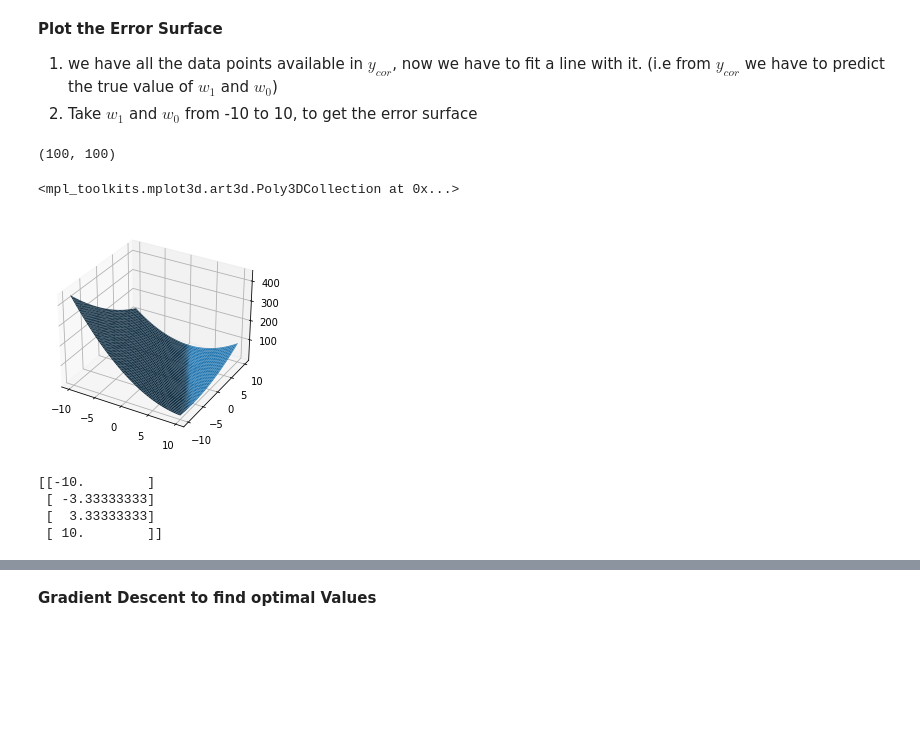
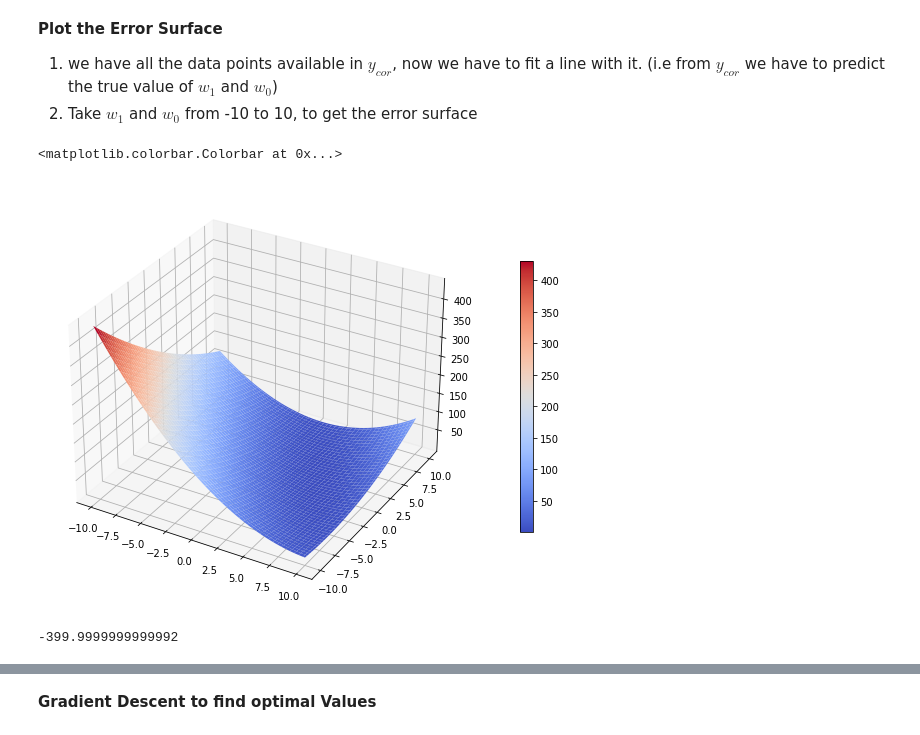
Before and after one commit to azrael05/PRML-Lab, a Jupyter notebook: Lab 05/Lab_5_Regression.ipynb, the cells around one changed output, grey strips where cells are left out. Cells and saved outputs as stored; diff of their text form; code cells hidden in the pictures; blank space fills up the shorter version.

```diff
--- a/Lab 05/Lab_5_Regression.ipynb
+++ b/Lab 05/Lab_5_Regression.ipynb
@@ -240,51 +240,52 @@ plt.plot(x_points,y_points,color="black")
 # %%
 #parameters
 start_number=-10
 end_number=10
 no_of_points=100
 error_vector=[]
 #code
 search_space_w0=np.linspace(start=start_number,stop=end_number,num=no_of_points)
 search_space_w1=search_space_w0.copy()
 
+# xp=np.tile(np.array([search_space_w0]),reps=(100,1))
 # search_space_w0=np.tile(np.array([search_space_w0]),reps=(100,1))
 # search_space_w1=np.tile(np.array([search_space_w1]),reps=(100,1)).T
 # print(search_space_w0[0])
 # print(search_space_w1[1])
 
 
 W0,W1=np.meshgrid(search_space_w0,search_space_w1)
 error_vector=np.empty((no_of_points,no_of_points))
-
 for i in range(no_of_points):
     for j in range(no_of_points):
         y_pred=line(w0=W0[i][j],w1=W1[i][j],x_points=x_points)
         error_vector[i][j]=(error_calc(y_pred=y_pred,y_actual=y_cor))
 
-print(error_vector.shape)
 
 # error_vector=(error_calc(y_pred=line(w0=search_space_w0,w1=search_space_w1,x_points=x_points),y_actual=y_cor))
-# fig=plt.figure(figsize=(10,10))
+fig=plt.figure(figsize=(10,10))
 ax=plt.axes(projection='3d')
 # W0,W1=np.meshgrid(w0,w1)
-ax.plot_surface(W0,W1,error_vector)
+surf=ax.plot_surface(W0,W1,error_vector,cmap=plt.cm.coolwarm)
+plt.colorbar(surf,shrink=0.5,pad=0.1)
 # %% [output]
-(100, 100)
+<matplotlib.colorbar.Colorbar at 0x...>
-<mpl_toolkits.mplot3d.art3d.Poly3DCollection at 0x...>
-[figure, old version]
+[figure, new version]
 # %%
-search_space_w0=[np.linspace(start=start_number,stop=end_number,num=4)]
-# search_space_w0.reshape((100,100))
-# search_space_w0=np.array([search_space_w0])
-print(np.array(search_space_w0).transpose())
-# print(np.array([[1,2,3]]))
-# print(np.array([[1,2,3]]).T)
-# print(np.tile(np.array([[1,2,3]]).transpose(), (1, 3)))
-# search_space_w0=np.tile(search_space_w0.T,reps=(1,100))
-# print(search_space_w0.shape)
+# search_space_w0=[np.linspace(start=start_number,stop=end_number,num=4)]
+# # search_space_w0.reshape((100,100))
+# # search_space_w0=np.array([search_space_w0])
+# print(np.array(search_space_w0).transpose())
+# # print(np.array([[1,2,3]]))
+# # print(np.array([[1,2,3]]).T)
+# # print(np.tile(np.array([[1,2,3]]).transpose(), (1, 3)))
+# # search_space_w0=np.tile(search_space_w0.T,reps=(1,100))
+# # print(search_space_w0.shape)
+# print(x_points.shape)
+# print(np.tile([1],reps=(x_points.shape[0],1)).shape)
+# print(x_points.shape)
+y_pred=line(w0=4.8,w1=1.5,x_points=x_points)
+print(delta_error(x_actual=np.tile([1],reps=(1000,1)),y_actual=y_points,y_pred=y_pred))
 # %% [output]
-[[-10.        ]
- [ -3.33333333]
- [  3.33333333]
- [ 10.        ]]
+-399.9999999999992
 # %%
```
Also changed, not shown: parts of 3 cells of this notebook.
